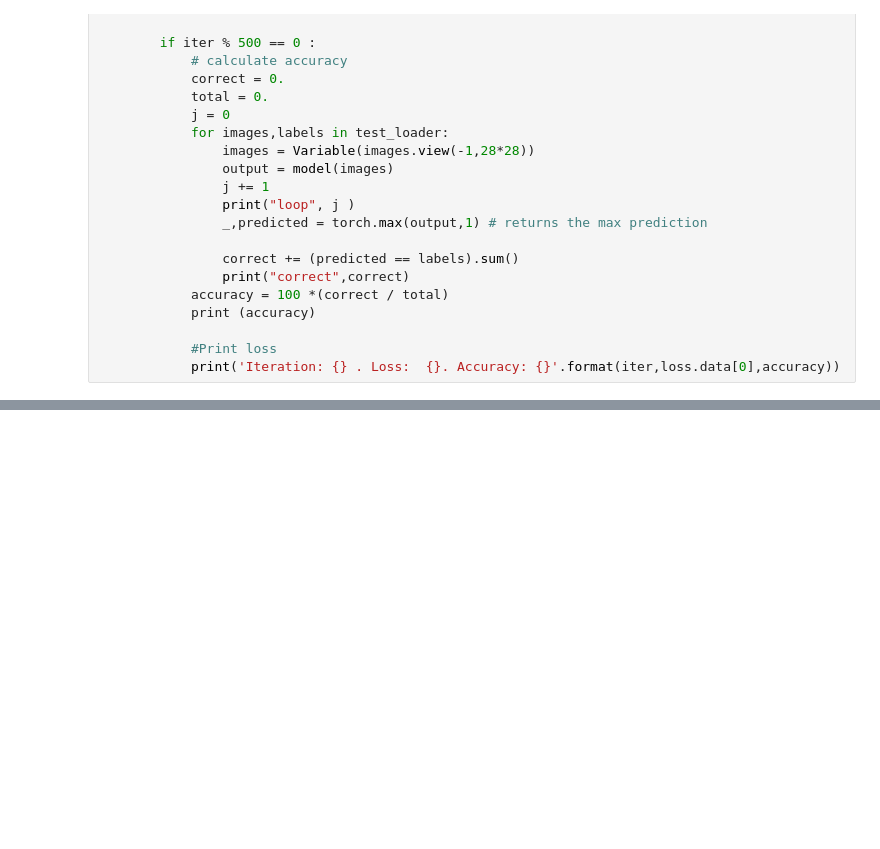
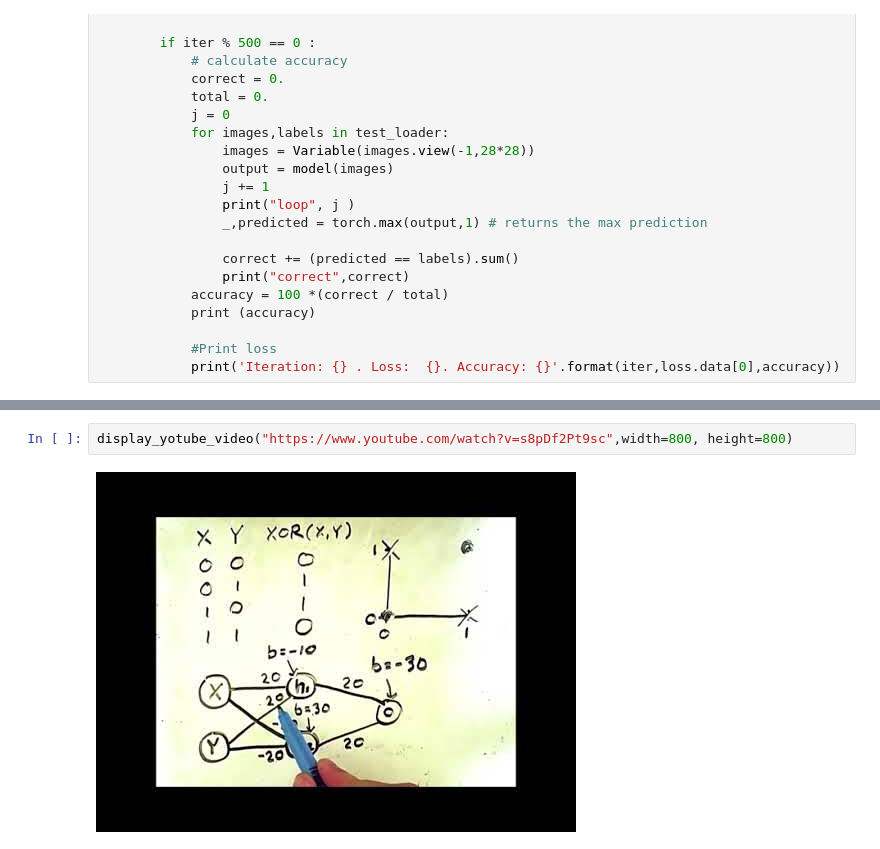
Before and after one commit to ijbo/ML_Theory, a Jupyter notebook: Pytorch/Feed_Forward_NN.ipynb, the cells around one changed output, grey strips where cells are left out. Cells and saved outputs as stored; diff of their text form; blank space fills up the shorter version.

```diff
--- a/Pytorch/Feed_Forward_NN.ipynb
+++ b/Pytorch/Feed_Forward_NN.ipynb
@@ -181,0 +209,4 @@ for epoch in range (num_epochs):
+# %%
+display_yotube_video("https://www.youtube.com/watch?v=s8pDf2Pt9sc",width=800, height=800)
+# %% [output]
+[figure, added]
```
Also changed, not shown: parts of 7 cells of this notebook, 26 other files.
